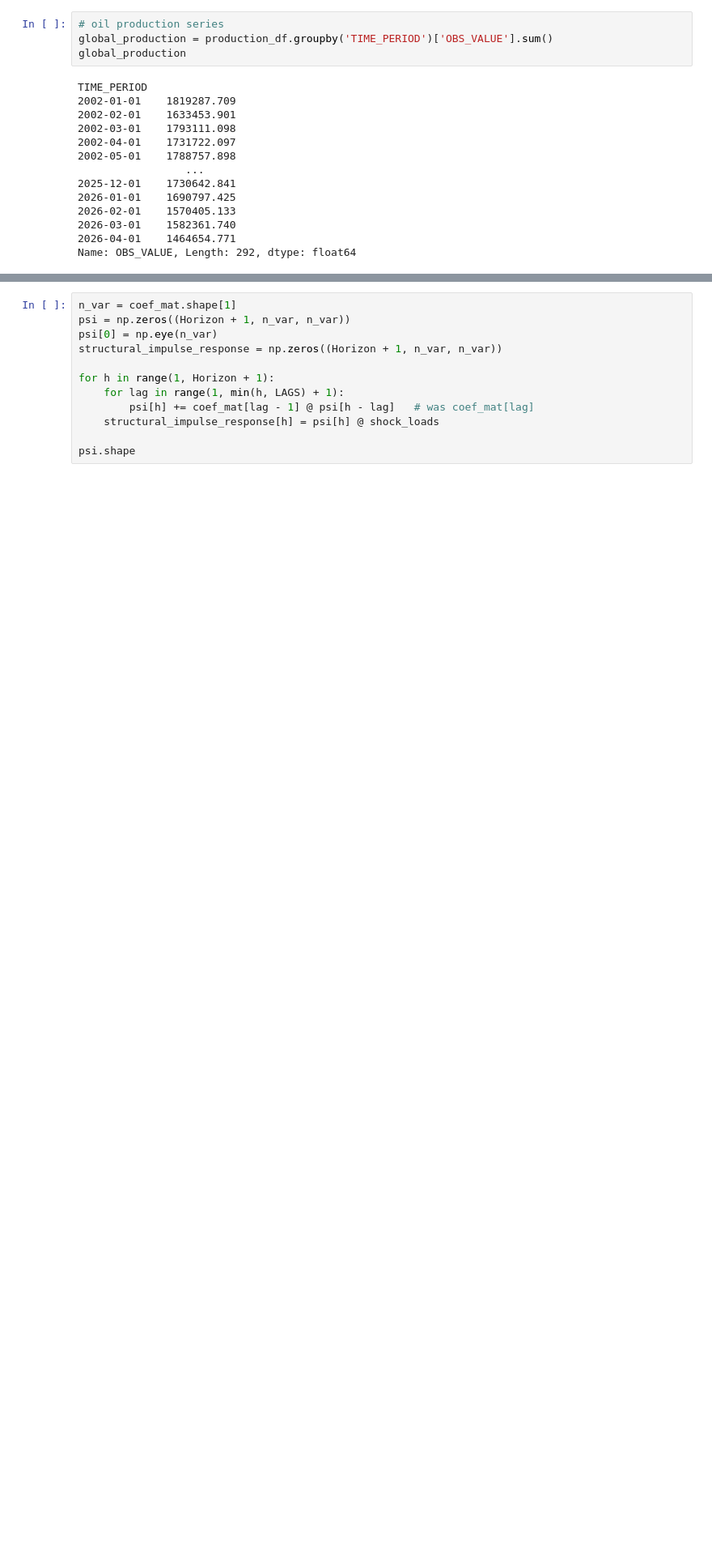
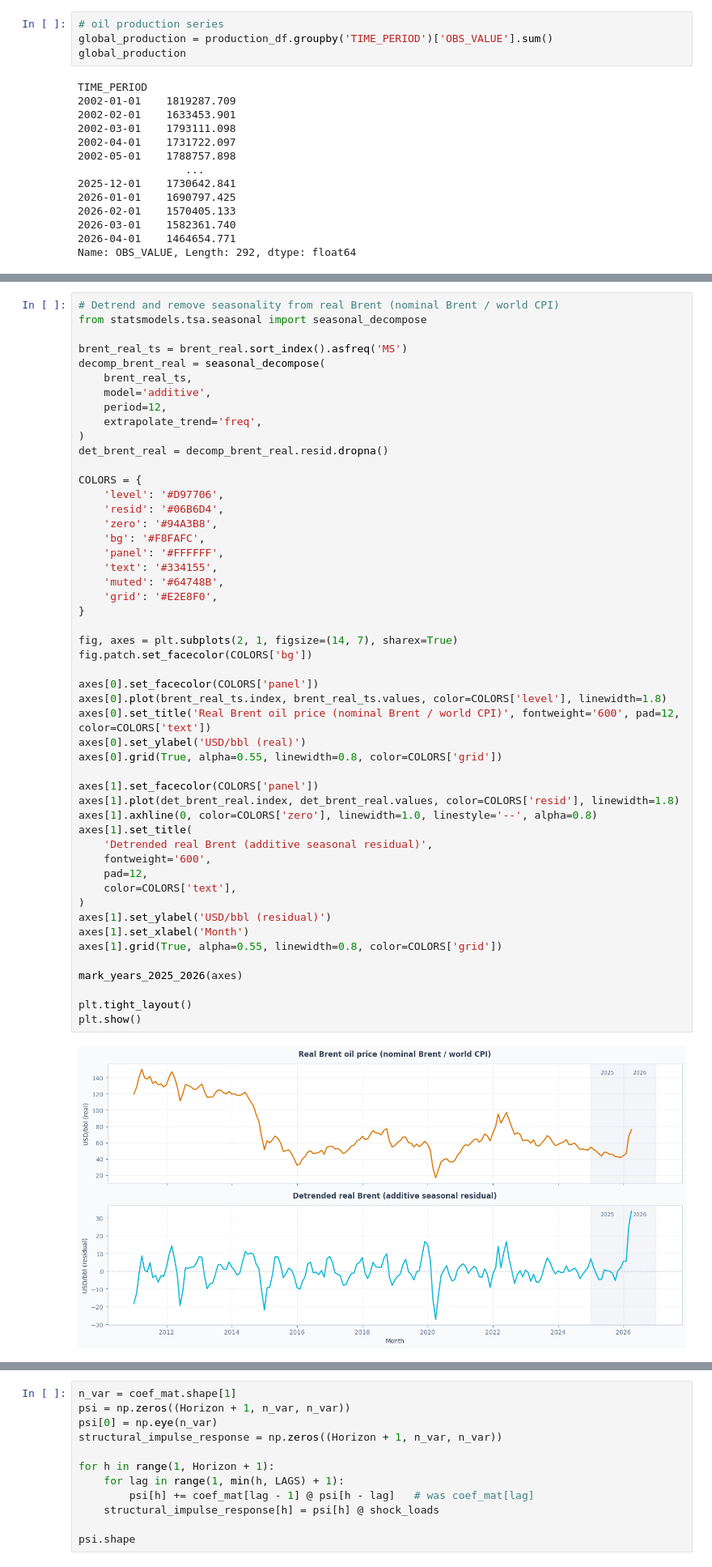
Before and after one commit to pchowd/oil_substack, a Jupyter notebook: oil_supply.ipynb, the cells around one changed output, grey strips where cells are left out. Shown at 81% size. Saved outputs shown, nothing was run; the diff lists cells and outputs as text; blank space fills up the shorter version.

```diff
--- a/oil_supply.ipynb
+++ b/oil_supply.ipynb
@@ -666,5 +666,57 @@ world_panel = pd.DataFrame({
 })[VAR_ORDER]
 world_panel = np.log(world_panel.dropna())
+# %%
+# Detrend and remove seasonality from real Brent (nominal Brent / world CPI)
+from statsmodels.tsa.seasonal import seasonal_decompose
+
+brent_real_ts = brent_real.sort_index().asfreq('MS')
+decomp_brent_real = seasonal_decompose(
+    brent_real_ts,
+    model='additive',
+    period=12,
+    extrapolate_trend='freq',
+)
+det_brent_real = decomp_brent_real.resid.dropna()
+
+COLORS = {
+    'level': '#D97706',
+    'resid': '#06B6D4',
+    'zero': '#94A3B8',
+    'bg': '#F8FAFC',
+    'panel': '#FFFFFF',
+    'text': '#334155',
+    'muted': '#64748B',
+    'grid': '#E2E8F0',
+}
+
+fig, axes = plt.subplots(2, 1, figsize=(14, 7), sharex=True)
+fig.patch.set_facecolor(COLORS['bg'])
+
+axes[0].set_facecolor(COLORS['panel'])
+axes[0].plot(brent_real_ts.index, brent_real_ts.values, color=COLORS['level'], linewidth=1.8)
+axes[0].set_title('Real Brent oil price (nominal Brent / world CPI)', fontweight='600', pad=12, color=COLORS['text'])
+axes[0].set_ylabel('USD/bbl (real)')
+axes[0].grid(True, alpha=0.55, linewidth=0.8, color=COLORS['grid'])
+
+axes[1].set_facecolor(COLORS['panel'])
+axes[1].plot(det_brent_real.index, det_brent_real.values, color=COLORS['resid'], linewidth=1.8)
+axes[1].axhline(0, color=COLORS['zero'], linewidth=1.0, linestyle='--', alpha=0.8)
+axes[1].set_title(
+    'Detrended real Brent (additive seasonal residual)',
+    fontweight='600',
+    pad=12,
+    color=COLORS['text'],
+)
+axes[1].set_ylabel('USD/bbl (residual)')
+axes[1].set_xlabel('Month')
+axes[1].grid(True, alpha=0.55, linewidth=0.8, color=COLORS['grid'])
+
+mark_years_2025_2026(axes)
+
+plt.tight_layout()
+plt.show()
+# %% [output]
+[figure, added]
 # %%
 import matplotlib.pyplot as plt
 from IPython.display import display
```
Also changed, not shown: parts of 12 cells of this notebook, 1 other file.
